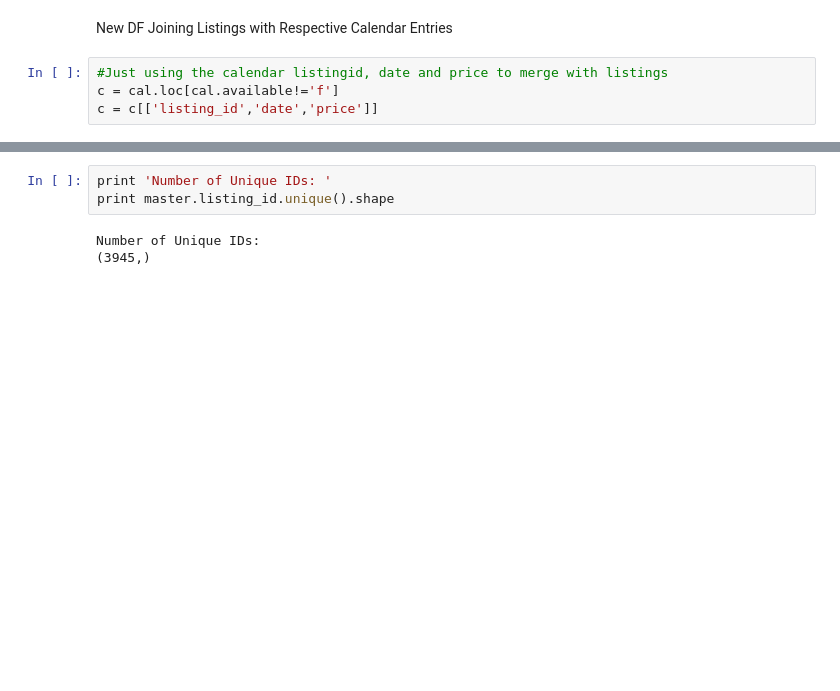
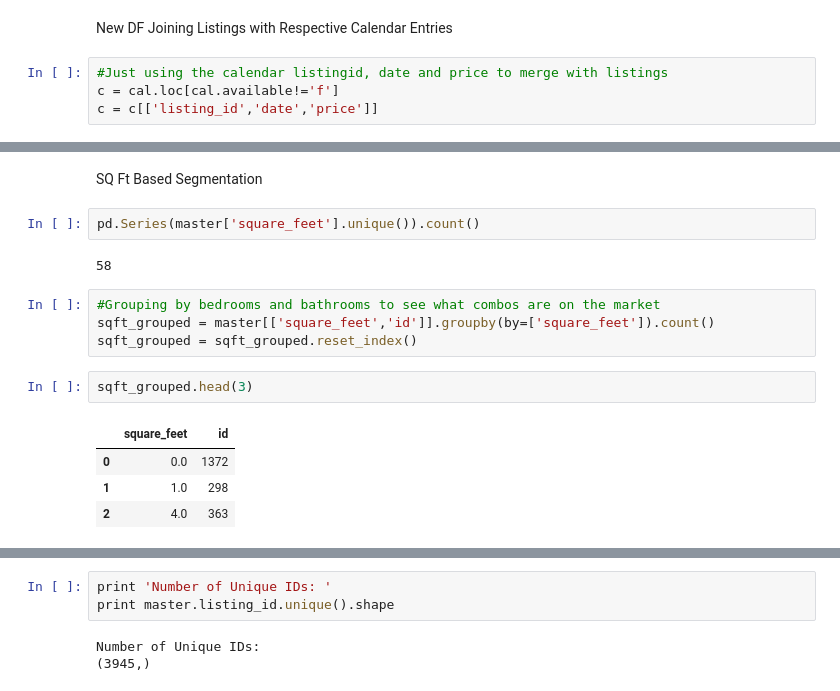
Before and after one commit to mas-dse-saachary/UCSD-MAS-Capstone-Project, a Jupyter notebook: listings_explo.ipynb, the cells around one changed output, grey strips where cells are left out. Saved outputs shown, nothing was run; the diff lists cells and outputs as text; blank space fills up the shorter version.

```diff
--- a/listings_explo.ipynb
+++ b/listings_explo.ipynb
@@ -197,0 +171,17 @@ master = merged.copy()
+# %% [markdown]
+SQ Ft Based Segmentation
+# %%
+pd.Series(master['square_feet'].unique()).count()
+# %% [output]
+58
+# %%
+#Grouping by bedrooms and bathrooms to see what combos are on the market
+sqft_grouped = master[['square_feet','id']].groupby(by=['square_feet']).count()
+sqft_grouped = sqft_grouped.reset_index()
+# %%
+sqft_grouped.head(3)
+# %% [output]
+|  | square_feet | id |
+| 0 | 0.0 | 1372 |
+| 1 | 1.0 | 298 |
+| 2 | 4.0 | 363 |
```
Also changed, not shown: parts of 34 cells of this notebook, 13 other files.
